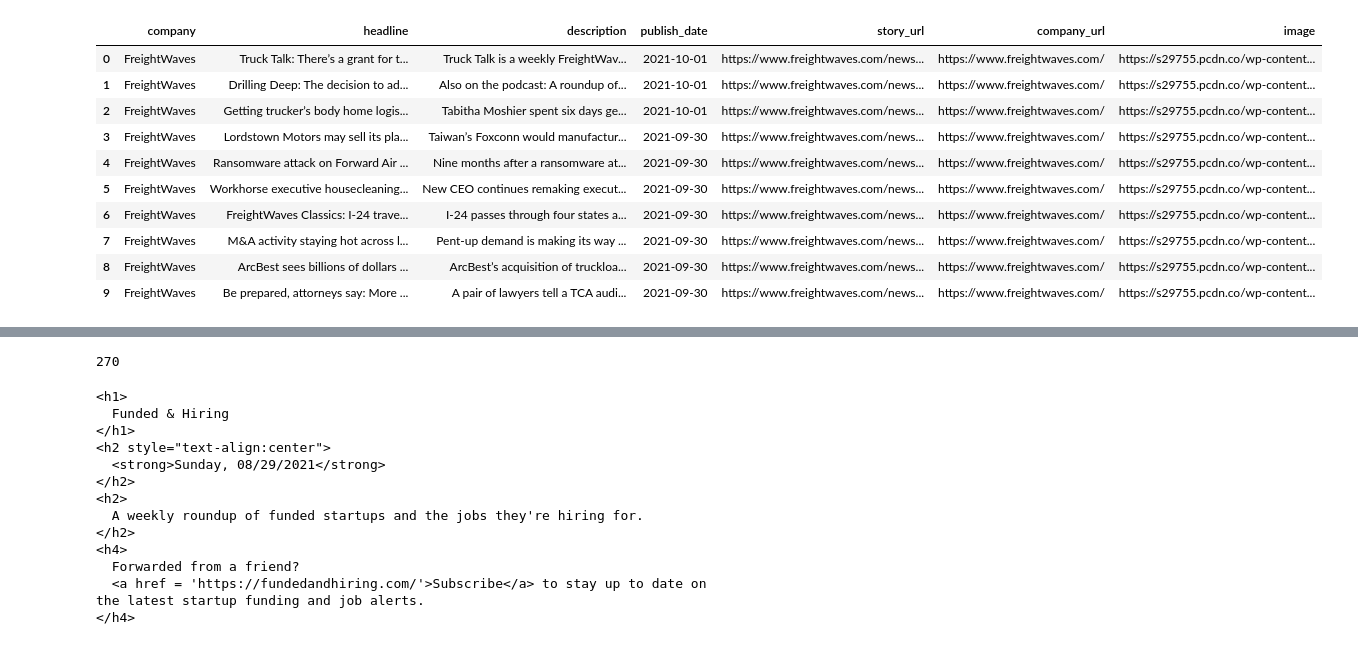
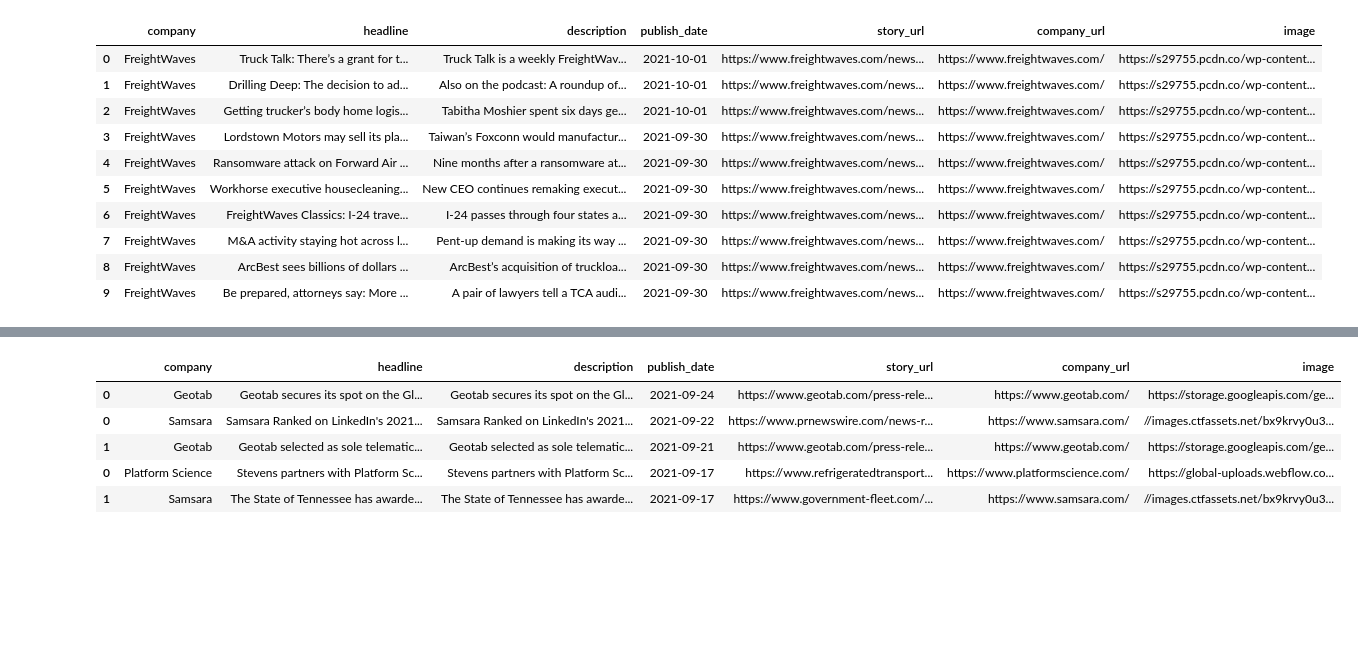
Before and after one commit to mgillespie19/mavenNewsletter, a Jupyter notebook: newsletter_scraper/newsletter_scraper.ipynb, the cells around one changed output, grey strips where cells are left out. Saved outputs shown, nothing was run; the diff lists cells and outputs as text; code cells hidden in the pictures; blank space fills up the shorter version.

```diff
--- a/newsletter_scraper/newsletter_scraper.ipynb
+++ b/newsletter_scraper/newsletter_scraper.ipynb
@@ -514,4 +509,0 @@ new_old.to_csv('historical_deals.csv', index = False, sep = ';')
-# %%
-len(new_old)
-# %% [output]
-270
@@ -536,18 +510,10 @@ title = '''
-# %%
-print(title)
-pyperclip.copy(title)
-# %% [output]
-<h1>
-  Funded & Hiring
-</h1>
-<h2 style="text-align:center">
-  <strong>Sunday, 08/29/2021</strong>
-</h2>
-<h2>
-  A weekly roundup of funded startups and the jobs they're hiring for.
-</h2>
-<h4>
-  Forwarded from a friend?
-  <a href = 'https://fundedandhiring.com/'>Subscribe</a> to stay up to date on the latest startup funding and job alerts.
-</h4>
+# %%
+competitor_news.head()
+# %% [output]
+|  | company | headline | description | publish_date | story_url | company_url | image |
+| 0 | Geotab | Geotab secures its spot on the Gl... | Geotab secures its spot on the Gl... | 2021-09-24 | https://www.geotab.com/press-rele... | https://www.geotab.com/ | https://storage.googleapis.com/ge... |
+| 0 | Samsara | Samsara Ranked on LinkedIn's 2021... | Samsara Ranked on LinkedIn's 2021... | 2021-09-22 | https://www.prnewswire.com/news-r... | https://www.samsara.com/ | //images.ctfassets.net/bx9krvy0u3... |
+| 1 | Geotab | Geotab selected as sole telematic... | Geotab selected as sole telematic... | 2021-09-21 | https://www.geotab.com/press-rele... | https://www.geotab.com/ | https://storage.googleapis.com/ge... |
+| 0 | Platform Science | Stevens partners with Platform Sc... | Stevens partners with Platform Sc... | 2021-09-17 | https://www.refrigeratedtransport... | https://www.platformscience.com/ | https://global-uploads.webflow.co... |
+| 1 | Samsara | The State of Tennessee has awarde... | The State of Tennessee has awarde... | 2021-09-17 | https://www.government-fleet.com/... | https://www.samsara.com/ | //images.ctfassets.net/bx9krvy0u3... |
 # %%
```
Also changed, not shown: parts of 16 cells of this notebook, 3 other files.
